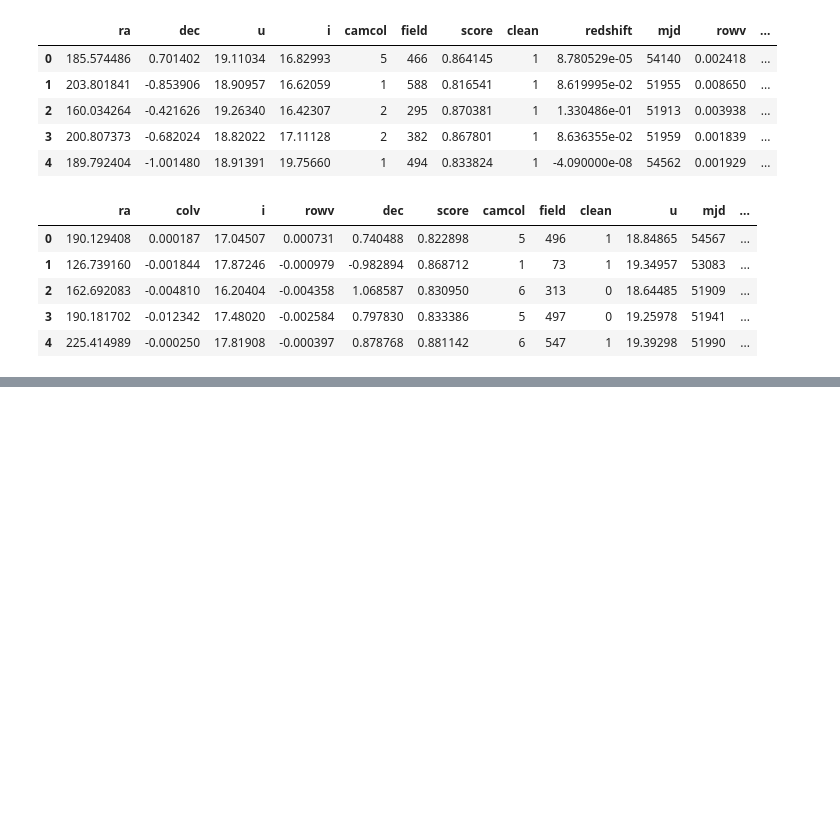
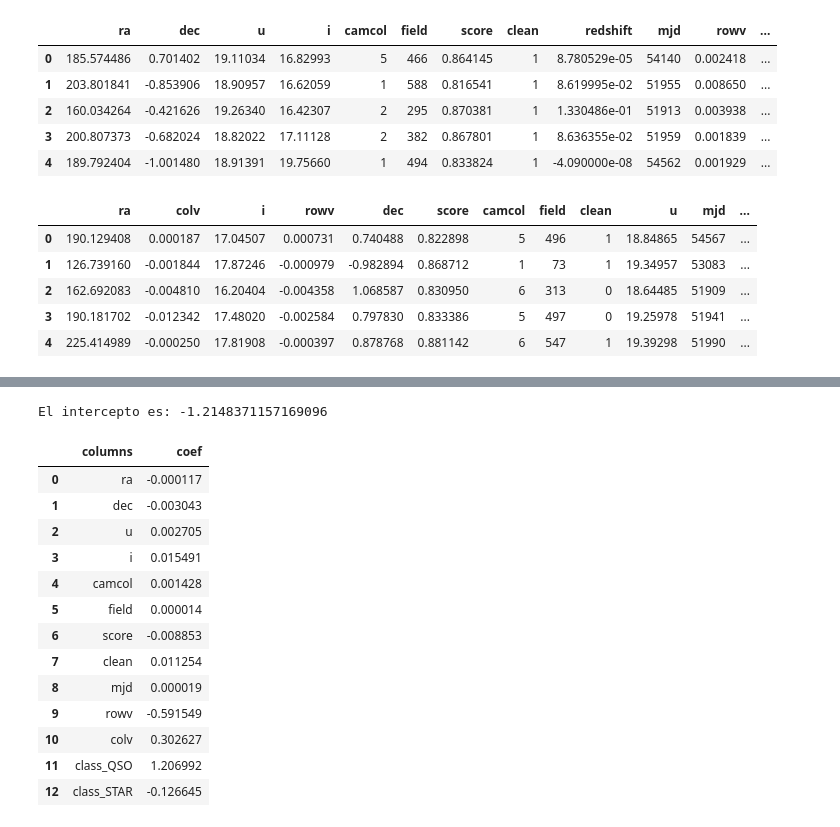
Before and after one commit to andreschaparr0/Laboratorios-BI, a Jupyter notebook: Lab 1.ipynb, the cells around one changed output, grey strips where cells are left out. Drawn from its saved outputs; the diff is of its cells as text; code cells hidden in the pictures; blank space fills up the shorter version.

```diff
--- a/Lab 1.ipynb
+++ b/Lab 1.ipynb
@@ -370,0 +411,19 @@ validation_data_prep_1.head()
+# %%
+print("El intercepto es:", regression.intercept_)
+pd.DataFrame({"columns": features, "coef": regression.coef_})
+# %% [output]
+El intercepto es: -1.2148371157169096
+|  | columns | coef |
+| 0 | ra | -0.000117 |
+| 1 | dec | -0.003043 |
+| 2 | u | 0.002705 |
+| 3 | i | 0.015491 |
+| 4 | camcol | 0.001428 |
+| 5 | field | 0.000014 |
+| 6 | score | -0.008853 |
+| 7 | clean | 0.011254 |
+| 8 | mjd | 0.000019 |
+| 9 | rowv | -0.591549 |
+| 10 | colv | 0.302627 |
+| 11 | class_QSO | 1.206992 |
+| 12 | class_STAR | -0.126645 |
```
Also changed, not shown: parts of 45 cells of this notebook, 1 other file.
